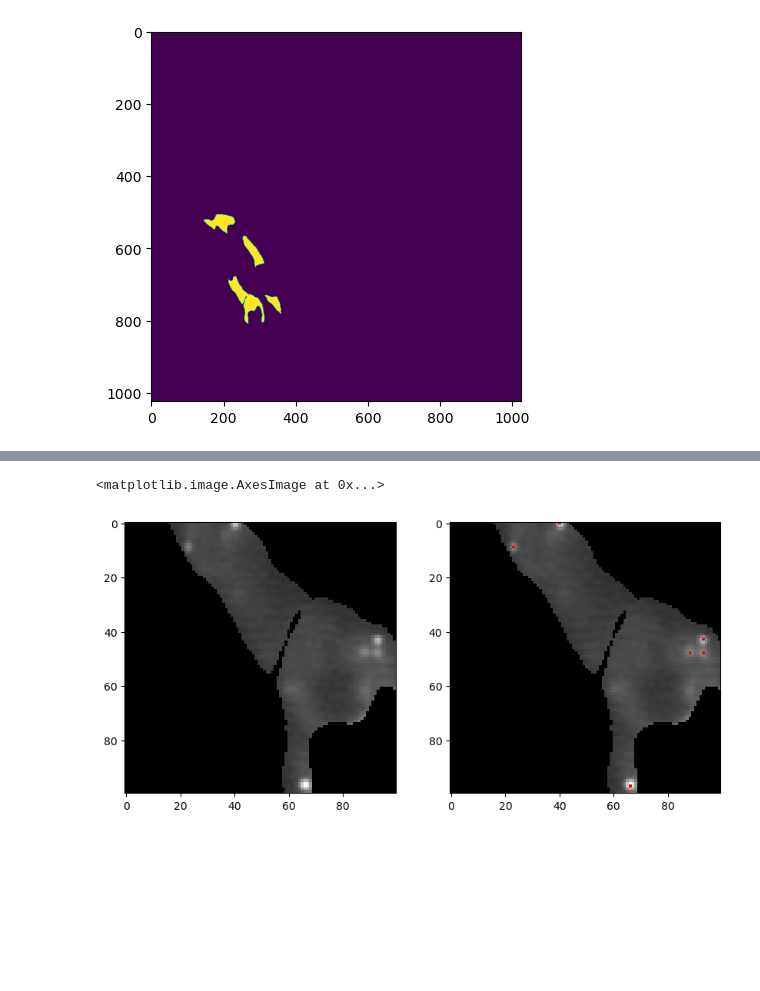
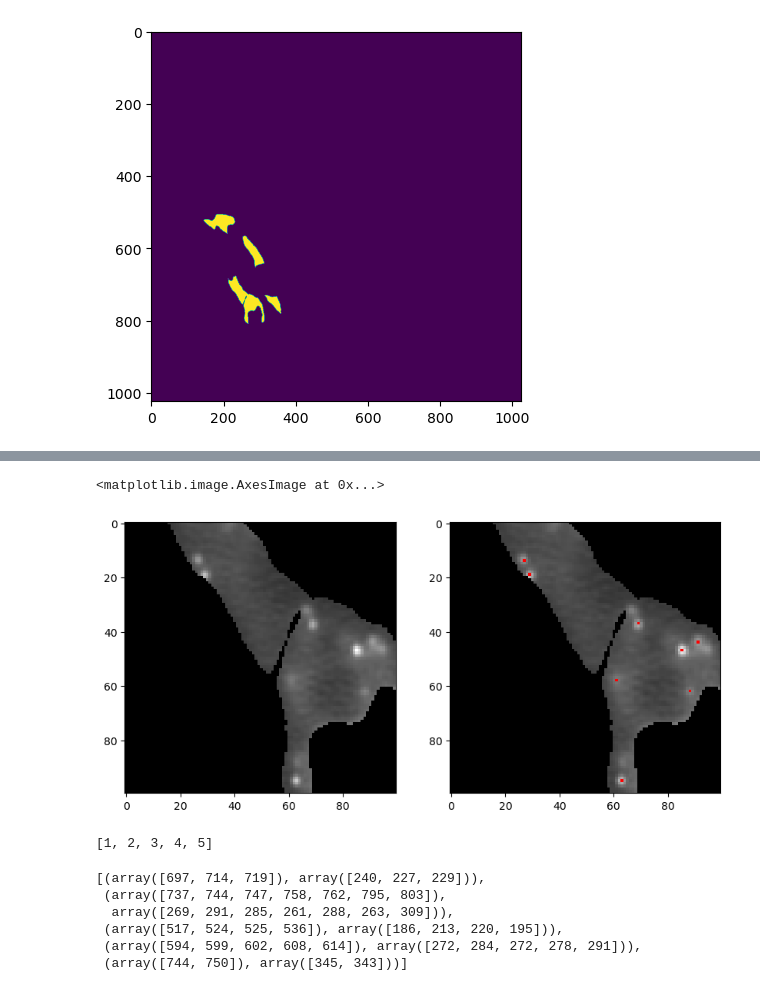
Before and after one commit to fmi-basel/singlemolecule-tracking, a Jupyter notebook: runs/2023-05-30_develop_spot-detection/spot_detection.ipynb, the cells around one changed output, grey strips where cells are left out. Cells and saved outputs as stored; diff of their text form; code cells hidden in the pictures; blank space fills up the shorter version.

```diff
--- a/runs/2023-05-30_develop_spot-detection/spot_detection.ipynb
+++ b/runs/2023-05-30_develop_spot-detection/spot_detection.ipynb
@@ -22,7 +25,8 @@ plt.imshow(mask > 0)
 # Mask out foreground (mask > 0) --> go from instance segmentation to semantic segmentation (fg vs bg)
 masked_cells = denoised_img * (mask > 0)
 # %%
+frame = 10
 plt.figure(figsize=(10,10))
-plt.imshow(masked_cells[0, 700:800,200:300], cmap='gray')
+plt.imshow(masked_cells[frame, 700:800,200:300], cmap='gray')
 # %% [output]
 <matplotlib.image.AxesImage at 0x...>
@@ -34,13 +36,18 @@ spots = h_maxima(image=denoised_img[0, 700:800,200:300], footprint=disk(1), h=in
+# %%
+# TODO: How to choose threshold? Is standard deviation a good choice?
+threshold = int(np.std(denoised_img[frame, mask > 0]))
+spots = h_maxima(image=denoised_img[frame], footprint=disk(1), h=threshold)
+spots = spots * (mask > 0)
 # %%
 from matplotlib.colors import ListedColormap
 spot_cmap = ListedColormap([[0, 0, 0, 0], [1, 0, 0, 1]])
 # %%
 plt.figure(figsize=(10, 5))
 plt.subplot(1,2,1)
-plt.imshow(masked_cells[0, 700:800,200:300], cmap='gray')
+plt.imshow(masked_cells[frame, 700:800,200:300], cmap='gray')
 plt.subplot(1,2,2)
-plt.imshow(masked_cells[0, 700:800,200:300], cmap='gray')
-plt.imshow(spots * (mask[700:800, 200:300] > 0), cmap=spot_cmap)
+plt.imshow(masked_cells[frame, 700:800,200:300], cmap='gray')
+plt.imshow(spots[700:800, 200:300], cmap=spot_cmap)
 # %% [output]
 <matplotlib.image.AxesImage at 0x...>
-[figure, old version]
+[figure, new version]
@@ -46,0 +61,13 @@ plt.imshow(spots * (mask[700:800, 200:300] > 0), cmap=spot_cmap)
+# %%
+roi_labels
+# %% [output]
+[1, 2, 3, 4, 5]
+# %%
+spots_per_roi
+# %% [output]
+[(array([697, 714, 719]), array([240, 227, 229])),
+ (array([737, 744, 747, 758, 762, 795, 803]),
+  array([269, 291, 285, 261, 288, 263, 309])),
+ (array([517, 524, 525, 536]), array([186, 213, 220, 195])),
+ (array([594, 599, 602, 608, 614]), array([272, 284, 272, 278, 291])),
+ (array([744, 750]), array([345, 343]))]
```
Also changed, not shown: parts of 10 cells of this notebook, 1 other file.
